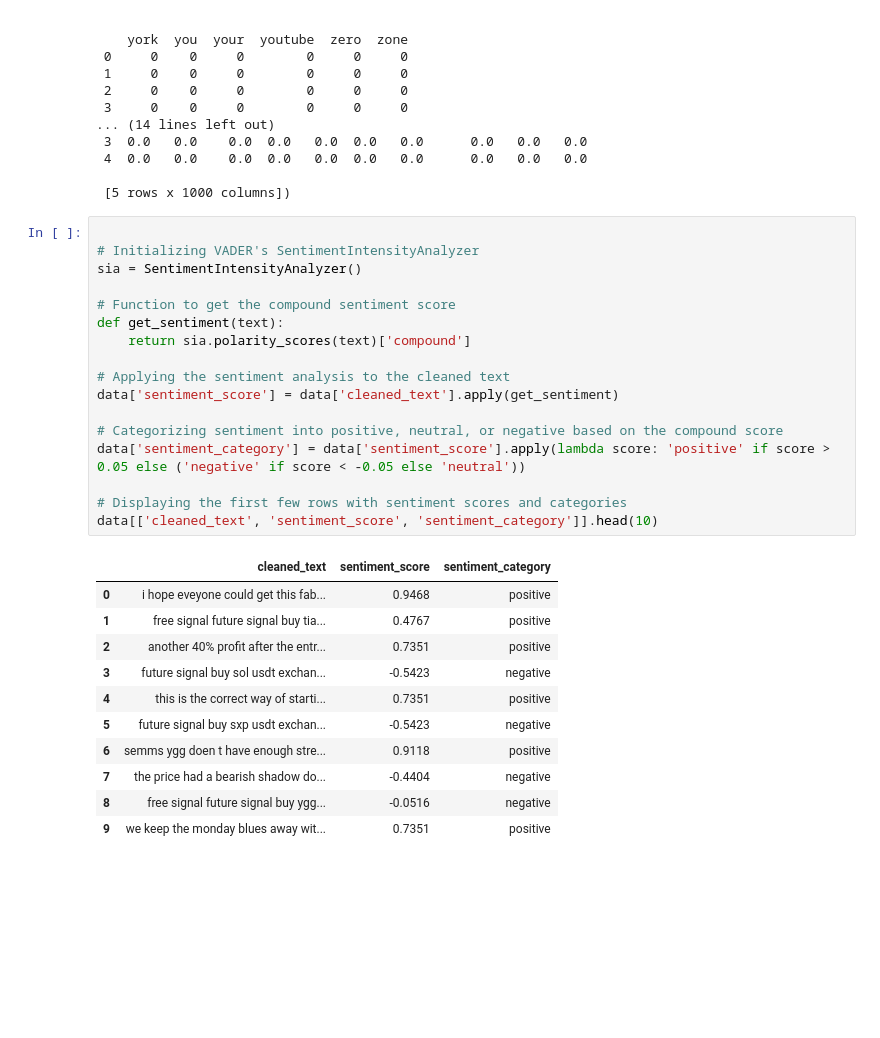
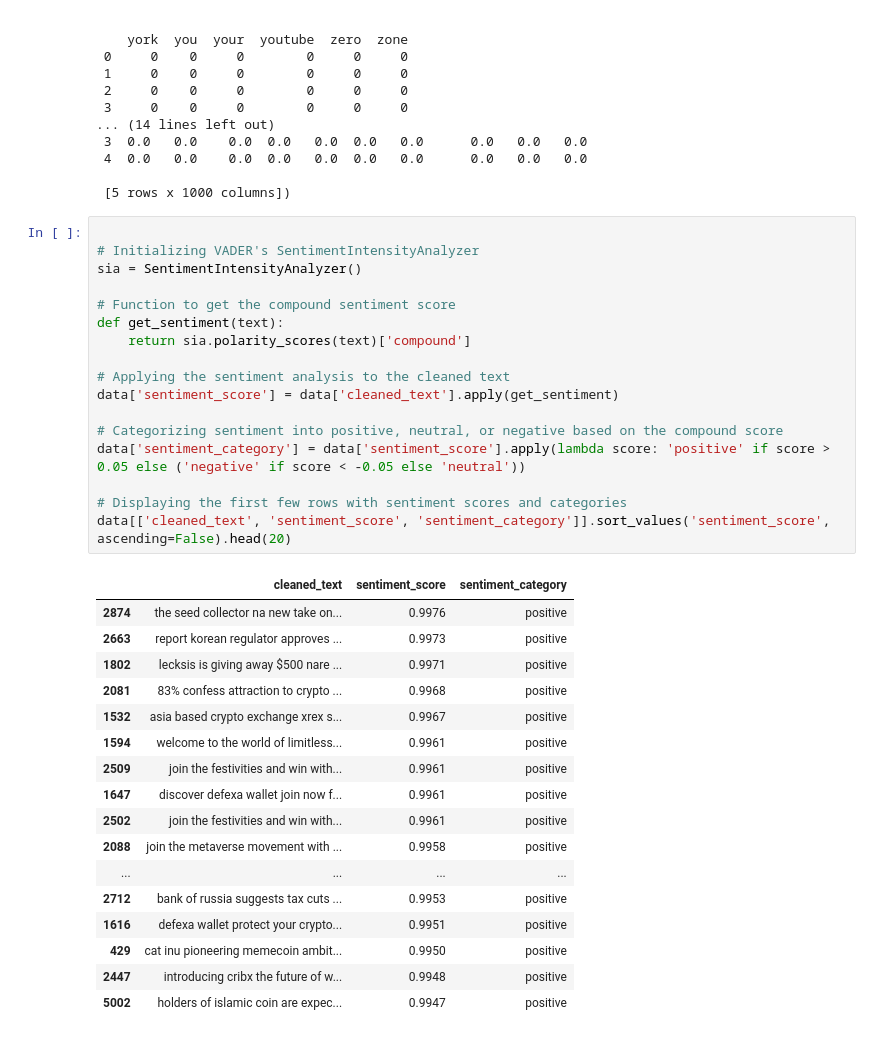
Before and after one commit to fauzan-arif/ds-capstone, a Jupyter notebook: notebooks/Data Preprocessing.ipynb, the cells around one changed output. Saved outputs shown, nothing was run; the diff lists cells and outputs as text; blank space fills up the shorter version.

Commit message:
sort results

```diff
--- a/notebooks/Data Preprocessing.ipynb
+++ b/notebooks/Data Preprocessing.ipynb
@@ -192,29 +193,35 @@ bow_df.head(), tfidf_df.head()
 # %%
 
 # Initializing VADER's SentimentIntensityAnalyzer
 sia = SentimentIntensityAnalyzer()
 
 # Function to get the compound sentiment score
 def get_sentiment(text):
     return sia.polarity_scores(text)['compound']
 
 # Applying the sentiment analysis to the cleaned text
 data['sentiment_score'] = data['cleaned_text'].apply(get_sentiment)
 
 # Categorizing sentiment into positive, neutral, or negative based on the compound score
 data['sentiment_category'] = data['sentiment_score'].apply(lambda score: 'positive' if score > 0.05 else ('negative' if score < -0.05 else 'neutral'))
 
 # Displaying the first few rows with sentiment scores and categories
-data[['cleaned_text', 'sentiment_score', 'sentiment_category']].head(10)
+data[['cleaned_text', 'sentiment_score', 'sentiment_category']].sort_values('sentiment_score', ascending=False).head(20)
 # %% [output]
 |  | cleaned_text | sentiment_score | sentiment_category |
-| 0 | i hope eveyone could get this fab... | 0.9468 | positive |
-| 1 | free signal future signal buy tia... | 0.4767 | positive |
-| 2 | another 40% profit after the entr... | 0.7351 | positive |
-| 3 | future signal buy sol usdt exchan... | -0.5423 | negative |
-| 4 | this is the correct way of starti... | 0.7351 | positive |
-| 5 | future signal buy sxp usdt exchan... | -0.5423 | negative |
-| 6 | semms ygg doen t have enough stre... | 0.9118 | positive |
-| 7 | the price had a bearish shadow do... | -0.4404 | negative |
-| 8 | free signal future signal buy ygg... | -0.0516 | negative |
-| 9 | we keep the monday blues away wit... | 0.7351 | positive |
+| 2874 | the seed collector na new take on... | 0.9976 | positive |
+| 2663 | report korean regulator approves ... | 0.9973 | positive |
+| 1802 | lecksis is giving away $500 nare ... | 0.9971 | positive |
+| 2081 | 83% confess attraction to crypto ... | 0.9968 | positive |
+| 1532 | asia based crypto exchange xrex s... | 0.9967 | positive |
+| 1594 | welcome to the world of limitless... | 0.9961 | positive |
+| 2509 | join the festivities and win with... | 0.9961 | positive |
+| 1647 | discover defexa wallet join now f... | 0.9961 | positive |
+| 2502 | join the festivities and win with... | 0.9961 | positive |
+| 2088 | join the metaverse movement with ... | 0.9958 | positive |
+| ... | ... | ... | ... |
+| 2712 | bank of russia suggests tax cuts ... | 0.9953 | positive |
+| 1616 | defexa wallet protect your crypto... | 0.9951 | positive |
+| 429 | cat inu pioneering memecoin ambit... | 0.9950 | positive |
+| 2447 | introducing cribx the future of w... | 0.9948 | positive |
+| 5002 | holders of islamic coin are expec... | 0.9947 | positive |
```
Also changed, not shown: parts of 1 cell of this notebook.
